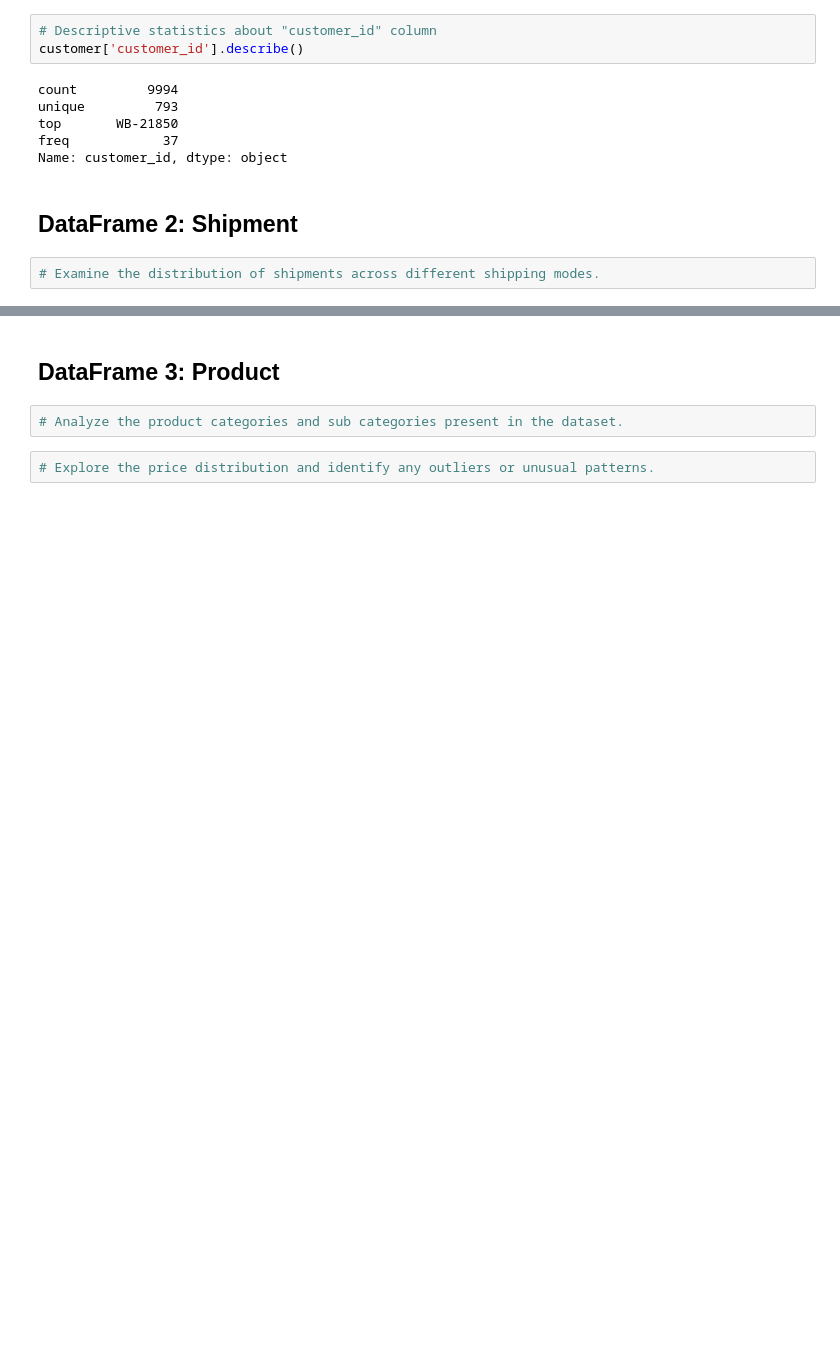
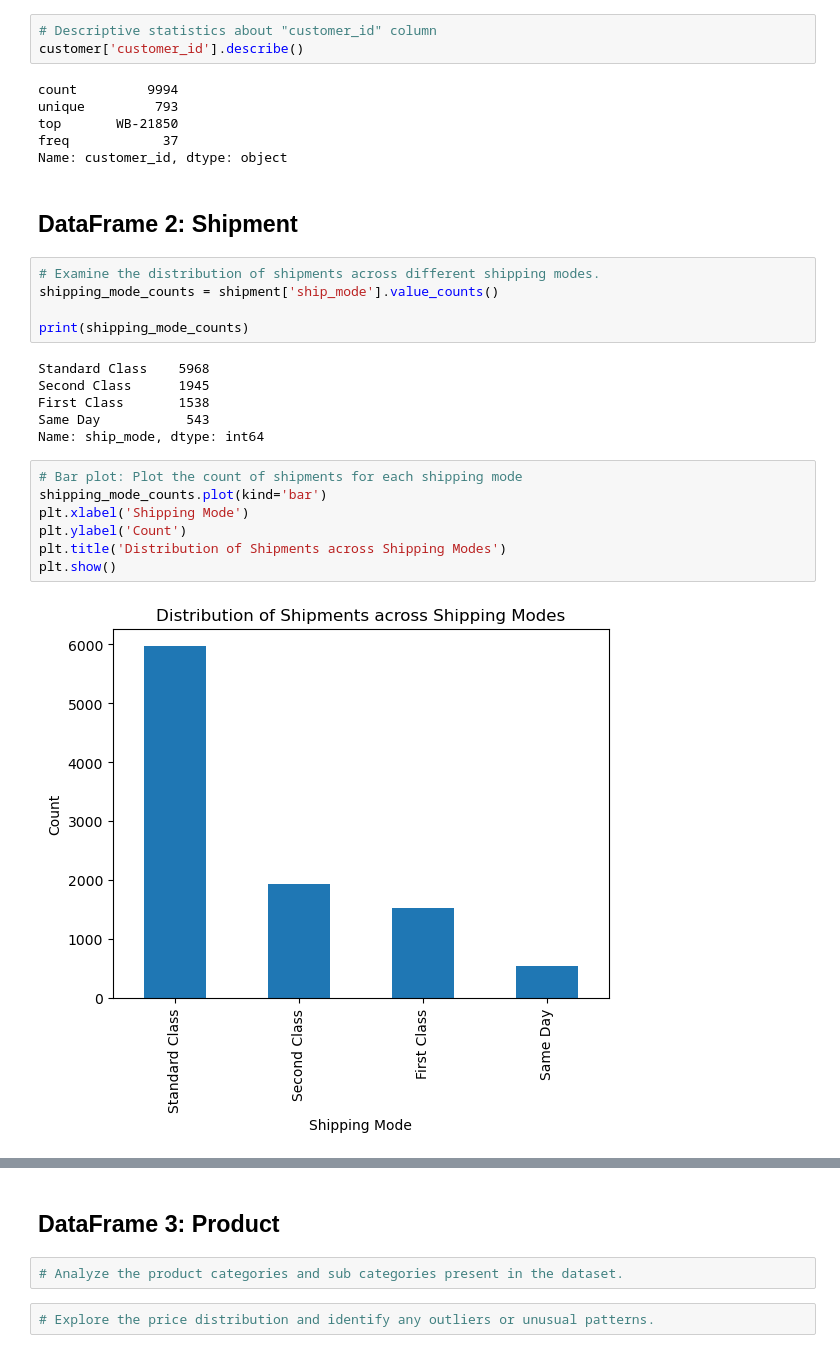
Before and after one commit to MaxLopezSalgado/superstore_e-commerce, a Jupyter notebook: eda/eda.ipynb, the cells around one changed output, grey strips where cells are left out. Saved outputs shown, nothing was run; the diff lists cells and outputs as text; blank space fills up the shorter version.

```diff
--- a/eda/eda.ipynb
+++ b/eda/eda.ipynb
@@ -330,5 +330,23 @@ Name: customer_id, dtype: object
 ## DataFrame 2: Shipment
 # %%
 # Examine the distribution of shipments across different shipping modes.
+shipping_mode_counts = shipment['ship_mode'].value_counts()
+
+print(shipping_mode_counts)
+# %% [output]
+Standard Class    5968
+Second Class      1945
+First Class       1538
+Same Day           543
+Name: ship_mode, dtype: int64
+# %%
+# Bar plot: Plot the count of shipments for each shipping mode
+shipping_mode_counts.plot(kind='bar')
+plt.xlabel('Shipping Mode')
+plt.ylabel('Count')
+plt.title('Distribution of Shipments across Shipping Modes')
+plt.show()
+# %% [output]
+[figure, added]
 # %%
 # Explore the countries, cities, and regions represented in the dataset.
```
Also changed, not shown: parts of 4 cells of this notebook.
